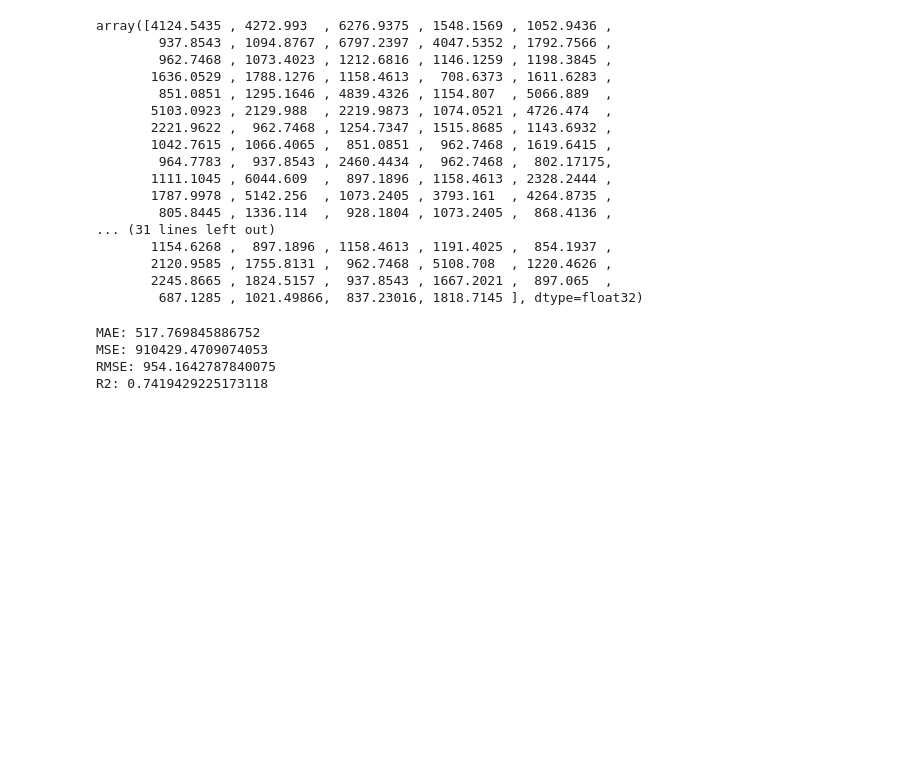
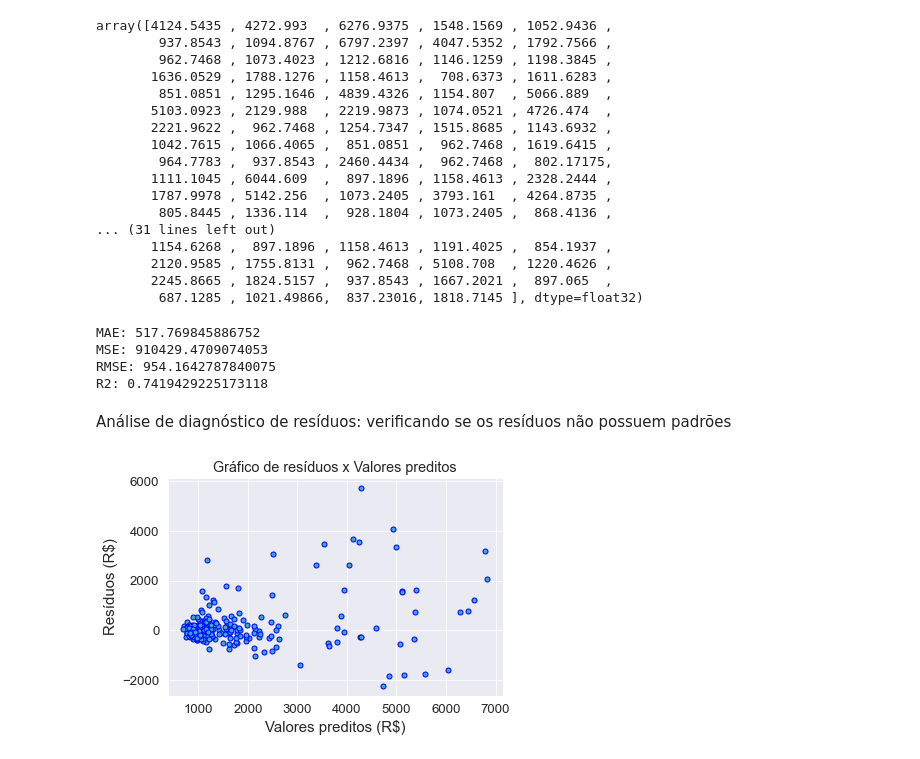
Before and after one commit to naomyduarteg/Aluguel_SaoCarlos_Python_Flask, a Jupyter notebook: data_analysis/data_analysis.ipynb, the cells around one changed output. Drawn from its saved outputs; the diff is of its cells as text; code cells hidden in the pictures; blank space fills up the shorter version.

```diff
--- a/data_analysis/data_analysis.ipynb
+++ b/data_analysis/data_analysis.ipynb
@@ -729,3 +730,22 @@ MAE: 517.769845886752
 MSE: 910429.4709074053
 RMSE: 954.1642787840075
 R2: 0.7419429225173118
+# %% [markdown]
+Análise de diagnóstico de resíduos: verificando se os resíduos não possuem padrões
+# %%
+def plot_residuals(y_real, preds):
+    y = y_real-preds #resíduos: v
+    fig = plt.figure()
+    l = plt.plot(preds, y, 'bo')
+    plt.setp(l, markersize=5)
+    plt.setp(l, markerfacecolor='C0')
+
+    plt.ylabel("Resíduos (R$)", fontsize=15)
+    plt.xlabel("Valores preditos (R$)", fontsize=15)
+    plt.title("Gráfico de resíduos x Valores preditos")
+
+    plt.show(True)
+# %%
+plot_residuals(y_true, real_preds3)
+# %% [output]
+[figure, added]
```
Also changed, not shown: parts of 6 cells of this notebook.
